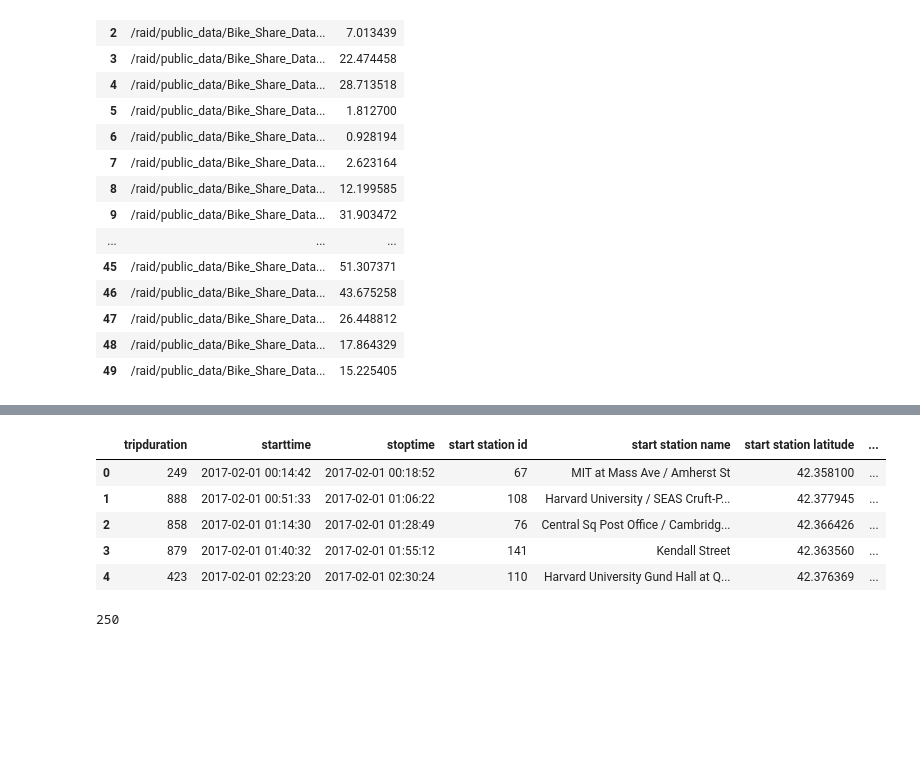
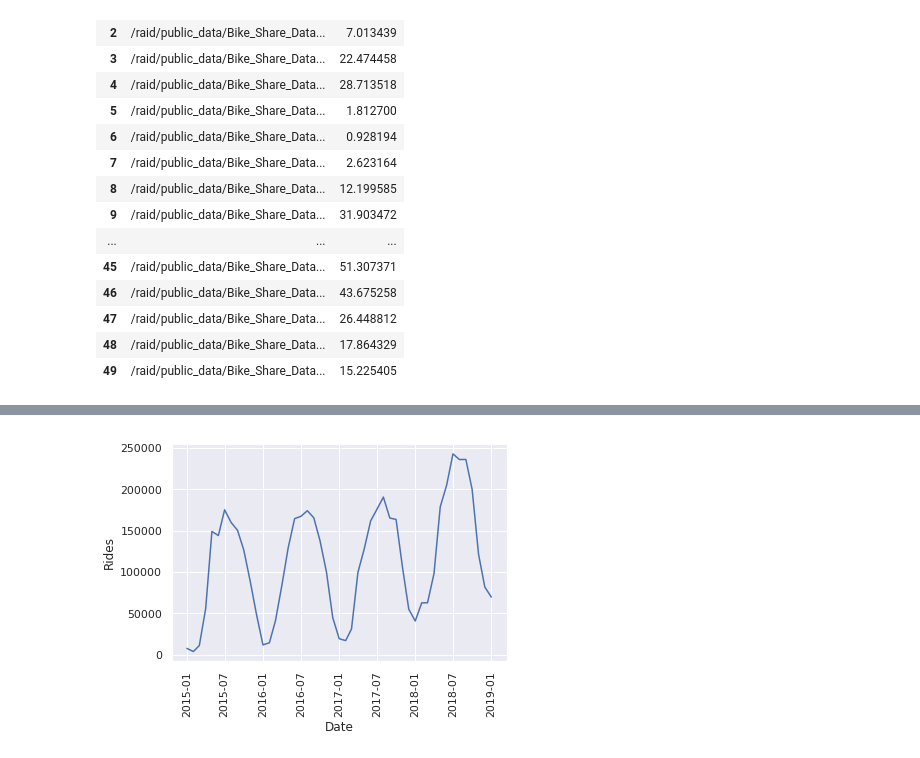
Before and after one commit to ccfreeman/Bikeshare_boston, a Jupyter notebook: colef_data_exploration.ipynb, the cells around one changed output, grey strips where cells are left out. Drawn from its saved outputs; the diff is of its cells as text; code cells hidden in the pictures; blank space fills up the shorter version.

Commit message:
More data exploration

```diff
--- a/colef_data_exploration.ipynb
+++ b/colef_data_exploration.ipynb
@@ -27,8 +29,9 @@ def openCSV(files, index):
     csv. Returns a dataframe with the data requested.
     """
     data = pd.read_csv(files.loc[index, 'Filename'])
-    data['starttime'] = pd.to_datetime(data['starttime'])
-    data['stoptime'] = pd.to_datetime(data['stoptime'])
+    if index != 0:
+        data['starttime'] = pd.to_datetime(data['starttime'])
+        data['stoptime'] = pd.to_datetime(data['stoptime'])
     return data
 # %%
 files = readDir()
@@ -53,4 +56,6 @@ files
 | 48 | /raid/public_data/Bike_Share_Data... | 17.864329 |
 | 49 | /raid/public_data/Bike_Share_Data... | 15.225405 |
 # %%
-df = openCSV(files, 1)
+df = openCSV(files, 49)
+
+# df
@@ -57,13 +81,14 @@ df = openCSV(files, 1)
-# %%
-df.head()
-# %% [output]
-|  | tripduration | starttime | stoptime | start station id | start station name | start station latitude | ... |
-| 0 | 249 | 2017-02-01 00:14:42 | 2017-02-01 00:18:52 | 67 | MIT at Mass Ave / Amherst St | 42.358100 | ... |
-| 1 | 888 | 2017-02-01 00:51:33 | 2017-02-01 01:06:22 | 108 | Harvard University / SEAS Cruft-P... | 42.377945 | ... |
-| 2 | 858 | 2017-02-01 01:14:30 | 2017-02-01 01:28:49 | 76 | Central Sq Post Office / Cambridg... | 42.366426 | ... |
-| 3 | 879 | 2017-02-01 01:40:32 | 2017-02-01 01:55:12 | 141 | Kendall Street | 42.363560 | ... |
-| 4 | 423 | 2017-02-01 02:23:20 | 2017-02-01 02:30:24 | 110 | Harvard University Gund Hall at Q... | 42.376369 | ... |
-# %%
-(df.loc[0, 'stoptime'] - df.loc[0, 'starttime']).seconds
-# %% [output]
-250
+# %%
+def usePerMonth(files_df):
+    """
+    Takes the dataframe of files and returns a new dataframe of files with rides per calendar month.
+    """
+    resdf = pd.DataFrame()
+
+    for i in range(1, files_df.index.values.shape[0]):
+        df = openCSV(files_df, i)
+        resdf = resdf.append({'Date': df.loc[0, 'starttime'], 'Rides': df.index.values.shape[0]}, ignore_index=True)
+
+    return resdf
+# %%
+df = usePerMonth(files)
@@ -69,0 +98,7 @@ df.head()
+# %%
+sns.set()
+
+sns.lineplot(x='Date', y='Rides', data=df)
+plt.xticks(rotation=90);
+# %% [output]
+[figure, added]
```
Also changed, not shown: parts of 3 cells of this notebook.
